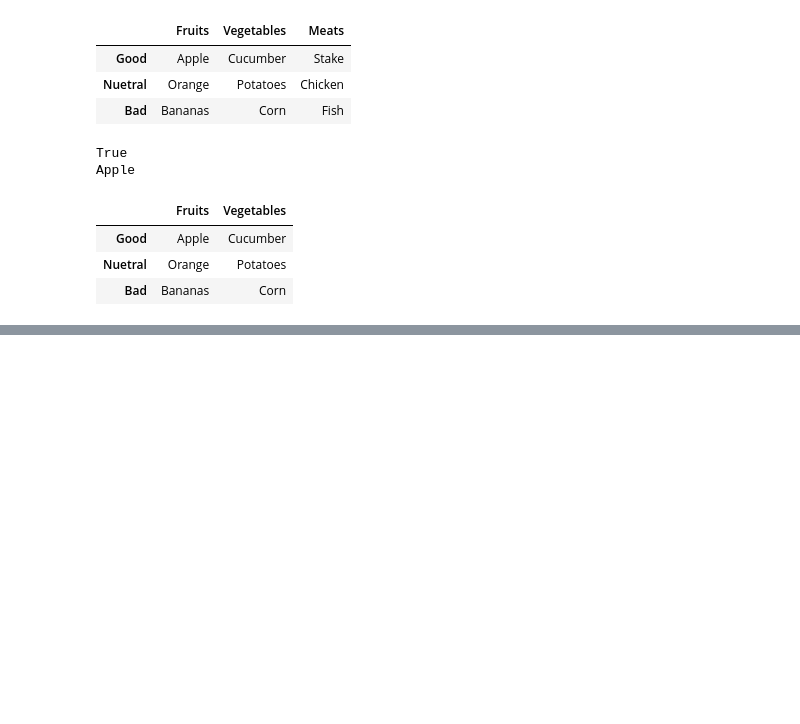
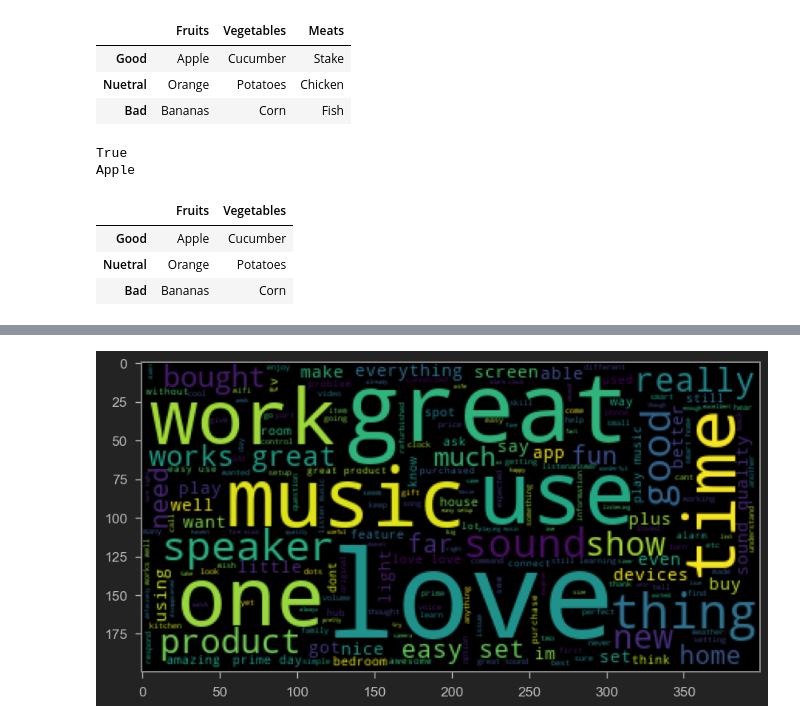
Before and after one commit to HashemRawashdeh/Study, a Jupyter notebook: Data Science/Exploratory Data Analysis/Explatory Data Analysis.ipynb, the cells around one changed output, grey strips where cells are left out. Saved outputs shown, nothing was run; the diff lists cells and outputs as text; code cells hidden in the pictures; blank space fills up the shorter version.

```diff
--- a/Data Science/Exploratory Data Analysis/Explatory Data Analysis.ipynb
+++ b/Data Science/Exploratory Data Analysis/Explatory Data Analysis.ipynb
@@ -406,0 +1482,7 @@ df
+# %%
+from wordcloud import WordCloud
+
+plt.figure(figsize=(10,10))
+plt.imshow(WordCloud().generate(words_as_one_string));
+# %% [output]
+[figure, added]
```
Also changed, not shown: parts of 117 cells of this notebook, 3 other files.
